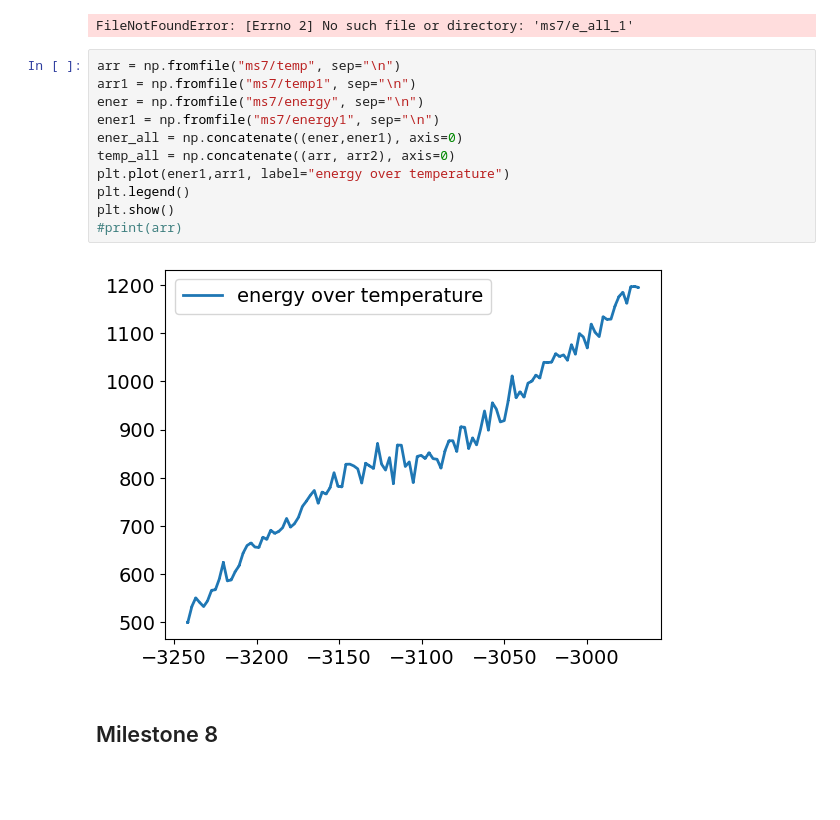
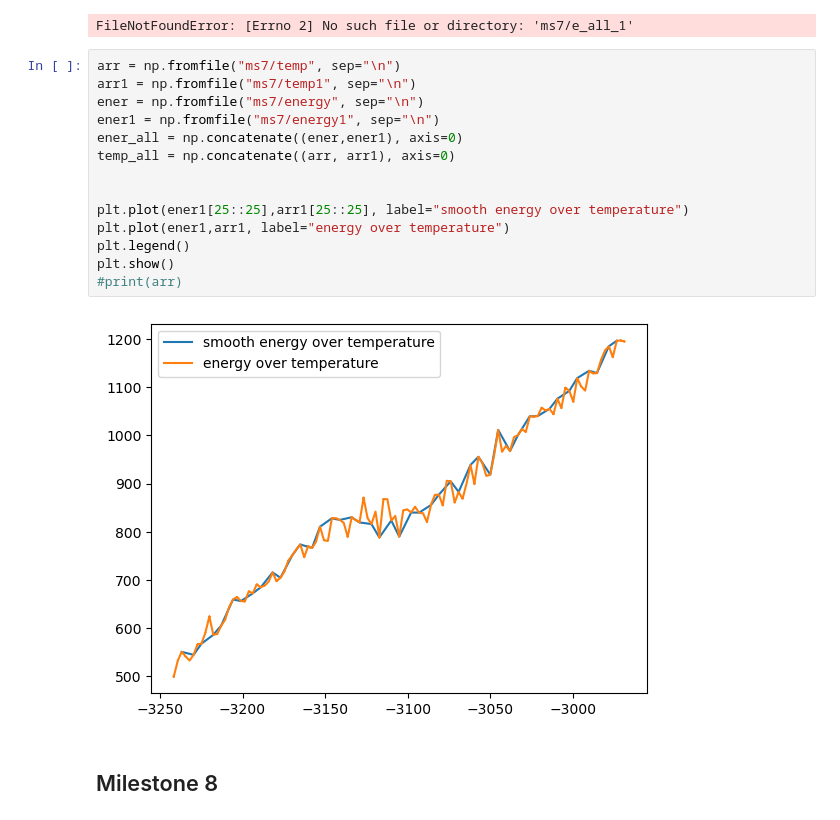
Before and after one commit to SickSmile1/MD-Simulation, a Jupyter notebook: results/results.ipynb, the cells around one changed output. Saved outputs shown, nothing was run; the diff lists cells and outputs as text; blank space fills up the shorter version.

```diff
--- a/results/results.ipynb
+++ b/results/results.ipynb
@@ -118,16 +133,19 @@ FileNotFoundError: [Errno 2] No such file or directory: 'ms7/e_all_1'
 # %%
 arr = np.fromfile("ms7/temp", sep="\n")
 arr1 = np.fromfile("ms7/temp1", sep="\n")
 ener = np.fromfile("ms7/energy", sep="\n")
 ener1 = np.fromfile("ms7/energy1", sep="\n")
 ener_all = np.concatenate((ener,ener1), axis=0)
-temp_all = np.concatenate((arr, arr2), axis=0)
+temp_all = np.concatenate((arr, arr1), axis=0)
+
+
+plt.plot(ener1[25::25],arr1[25::25], label="smooth energy over temperature")
 plt.plot(ener1,arr1, label="energy over temperature")
 plt.legend()
 plt.show()
 #print(arr)
 # %% [output]
-[figure, old version]
+[figure, new version]
 # %% [markdown]
 ## Milestone 8
 # %% [markdown]
```
Also changed, not shown: parts of 3 cells of this notebook, 57 other files.
